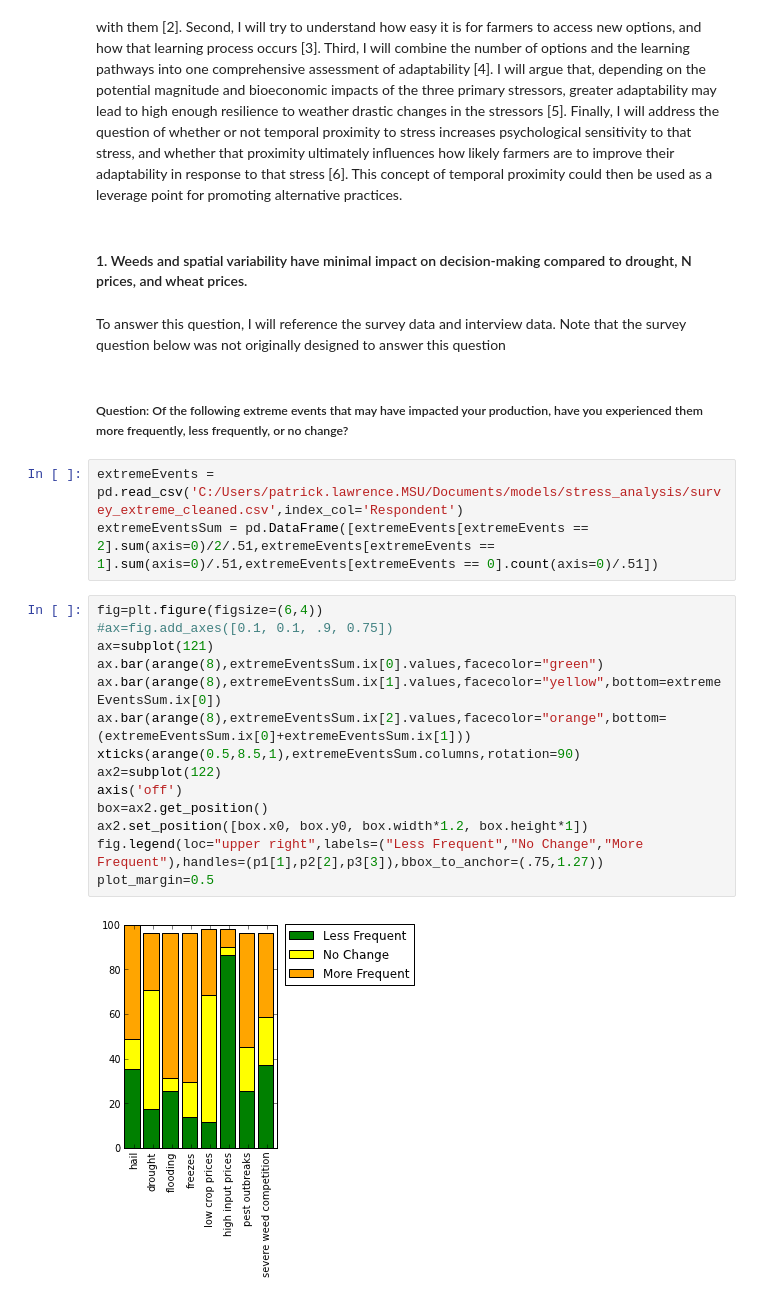
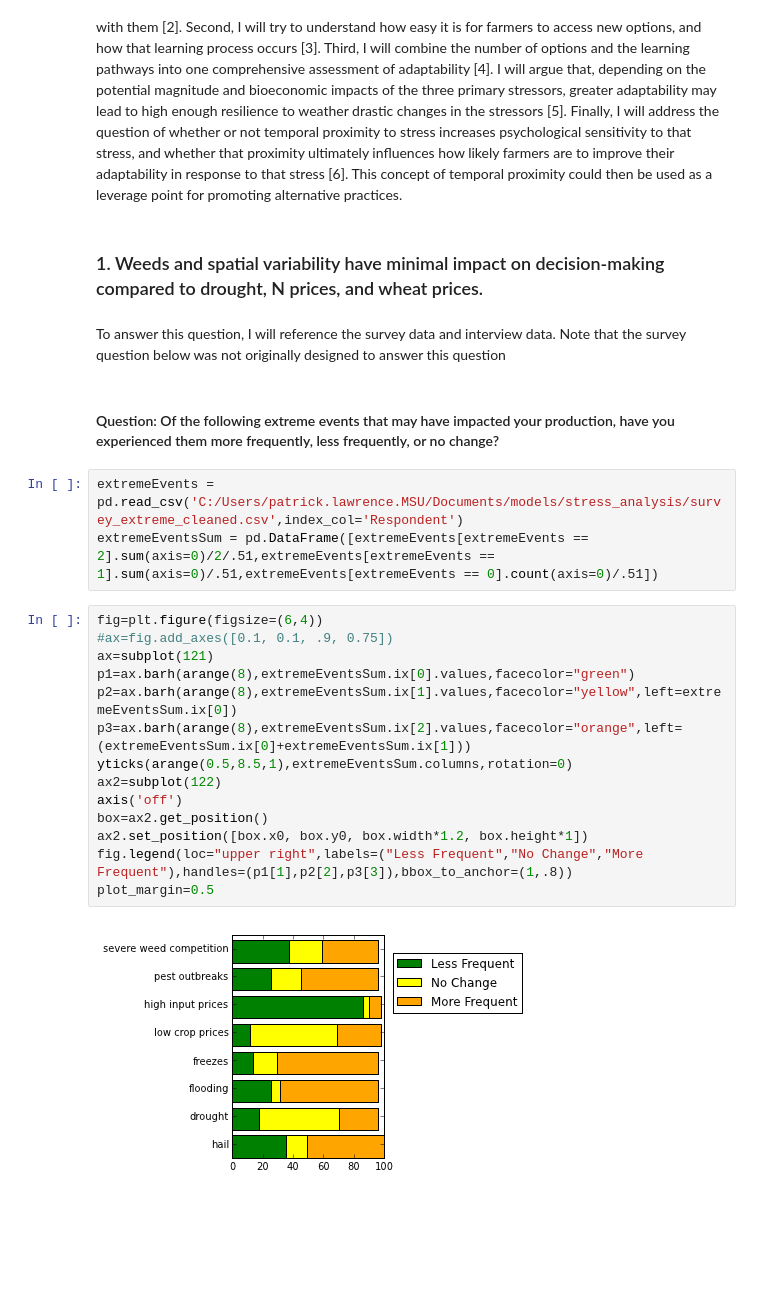
Before and after one commit to plawrence/farmStressAnalysis, a Jupyter notebook: stressAnalysis.ipynb, the cells around one changed output. Cells and saved outputs as stored; diff of their text form; blank space fills up the shorter version.

```diff
--- a/stressAnalysis.ipynb
+++ b/stressAnalysis.ipynb
@@ -197,28 +197,28 @@ Ok, so while it's clear that large farm gross exposure is much higher, it's prob
 # %% [markdown]
 Ok, so now that we understand farmers' exposure to drought, it may be pertinent to dive into the sociological data.  Ultimately, we want to know how resilient farmers are to major stressors.  From my previous interviews, it quickly became apparent that the stressors (originally considered for the Western SARE project) of weeds and spatial variability have minimal impact on decision-making compared to drought, N prices, and wheat prices [1].  Therefore, I will focus on these three primary stressors.  To do so, I will first try to understand how many options farmers currently have for dealing with them [2].  Second, I will try to understand how easy it is for farmers to access new options, and how that learning process occurs [3].  Third, I will combine the number of options and the learning pathways into one comprehensive assessment of adaptability [4].  I will argue that, depending on the potential magnitude and bioeconomic impacts of the three primary stressors, greater adaptability may lead to high enough resilience to weather drastic changes in the stressors [5].  Finally, I will address the question of whether or not temporal proximity to stress increases psychological sensitivity to that stress, and whether that proximity ultimately influences how likely farmers are to improve their adaptability in response to that stress [6].  This concept of temporal proximity could then be used as a leverage point for promoting alternative practices.
 # %% [markdown]
-#### 1.  Weeds and spatial variability have minimal impact on decision-making compared to drought, N prices, and wheat prices.
+### 1.  Weeds and spatial variability have minimal impact on decision-making compared to drought, N prices, and wheat prices.
 # %% [markdown]
 To answer this question, I will reference the survey data and interview data.  Note that the survey question below was not originally designed to answer this question
 # %% [markdown]
-##### Question: Of the following extreme events that may have impacted your production, have you experienced them more frequently, less frequently, or no change?
+#### Question: Of the following extreme events that may have impacted your production, have you experienced them more frequently, less frequently, or no change?
 # %%
 extremeEvents = pd.read_csv('C:/Users/patrick.lawrence.MSU/Documents/models/stress_analysis/survey_extreme_cleaned.csv',index_col='Respondent')
 extremeEventsSum = pd.DataFrame([extremeEvents[extremeEvents == 2].sum(axis=0)/2/.51,extremeEvents[extremeEvents == 1].sum(axis=0)/.51,extremeEvents[extremeEvents == 0].count(axis=0)/.51])
 # %%
 fig=plt.figure(figsize=(6,4))
 #ax=fig.add_axes([0.1, 0.1, .9, 0.75])
 ax=subplot(121)
-ax.bar(arange(8),extremeEventsSum.ix[0].values,facecolor="green")
-ax.bar(arange(8),extremeEventsSum.ix[1].values,facecolor="yellow",bottom=extremeEventsSum.ix[0])
-ax.bar(arange(8),extremeEventsSum.ix[2].values,facecolor="orange",bottom=(extremeEventsSum.ix[0]+extremeEventsSum.ix[1]))
-xticks(arange(0.5,8.5,1),extremeEventsSum.columns,rotation=90)
+p1=ax.barh(arange(8),extremeEventsSum.ix[0].values,facecolor="green")
+p2=ax.barh(arange(8),extremeEventsSum.ix[1].values,facecolor="yellow",left=extremeEventsSum.ix[0])
+p3=ax.barh(arange(8),extremeEventsSum.ix[2].values,facecolor="orange",left=(extremeEventsSum.ix[0]+extremeEventsSum.ix[1]))
+yticks(arange(0.5,8.5,1),extremeEventsSum.columns,rotation=0)
 ax2=subplot(122)
 axis('off')
 box=ax2.get_position()
 ax2.set_position([box.x0, box.y0, box.width*1.2, box.height*1])
-fig.legend(loc="upper right",labels=("Less Frequent","No Change","More Frequent"),handles=(p1[1],p2[2],p3[3]),bbox_to_anchor=(.75,1.27))
+fig.legend(loc="upper right",labels=("Less Frequent","No Change","More Frequent"),handles=(p1[1],p2[2],p3[3]),bbox_to_anchor=(1,.8))
 plot_margin=0.5
 # %% [output]
-[figure, old version]
+[figure, new version]
 # %% [markdown]
```
Also changed, not shown: parts of 17 cells of this notebook, 1 other file.
